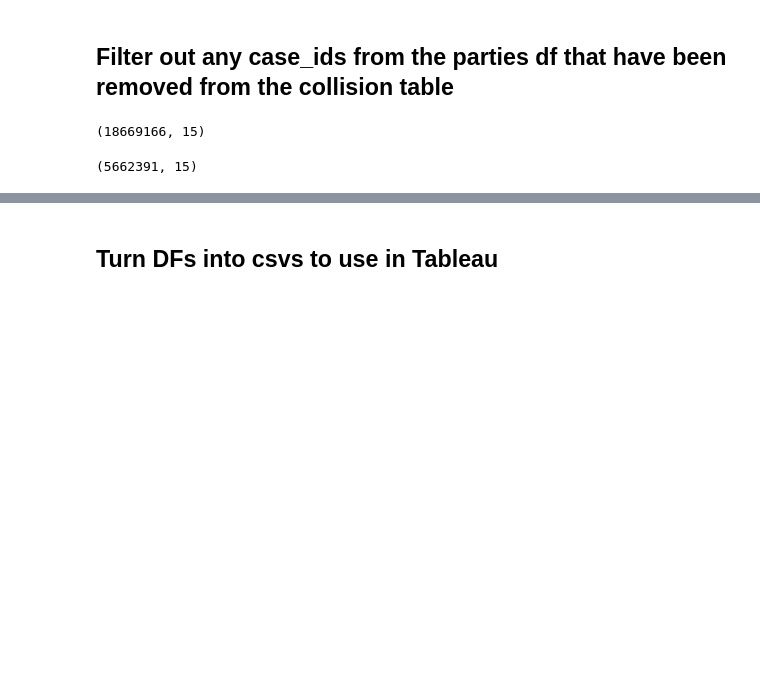
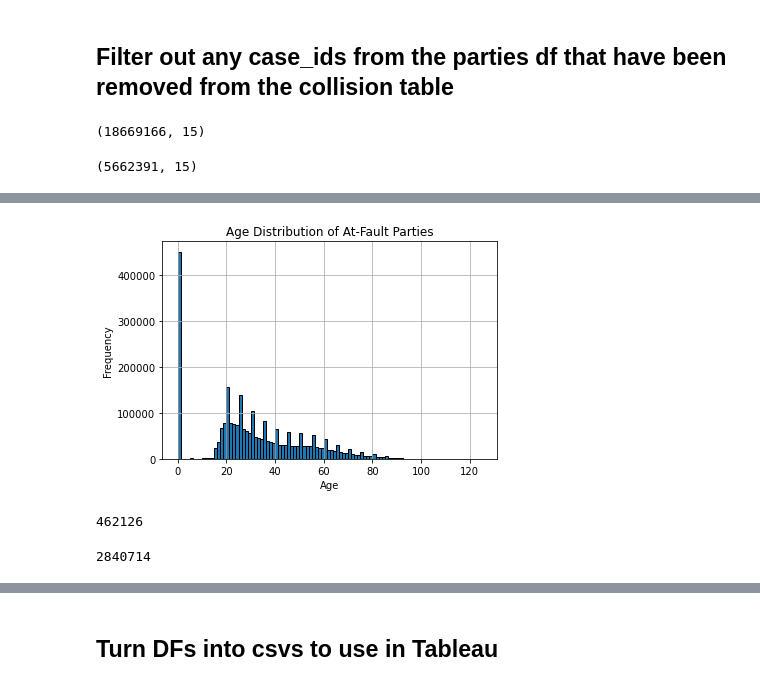
Before and after one commit to KelKi3/LHL-Midterm-Project, a Jupyter notebook: notebooks/collisions_midterm_cleaning.ipynb, the cells around one changed output, grey strips where cells are left out. Saved outputs shown, nothing was run; the diff lists cells and outputs as text; code cells hidden in the pictures; blank space fills up the shorter version.

```diff
--- a/notebooks/collisions_midterm_cleaning.ipynb
+++ b/notebooks/collisions_midterm_cleaning.ipynb
@@ -721,0 +727,15 @@ parties_5.shape
+# %%
+#Check the ages of all the people who were at fault in a collision
+at_fault_ages = parties_5.loc[parties_5['at_fault']==1, 'party_age']
+# %%
+# Create a histogram of at_fault_ages
+plt.hist(at_fault_ages, bins=100, edgecolor='k')  # Adjust the number of bins as needed
+plt.xlabel('Age')
+plt.ylabel('Frequency')
+plt.title('Age Distribution of At-Fault Parties')
+plt.grid(True)
+
+# Show the histogram
+plt.show()
+# %% [output]
+[figure, added]
@@ -721,0 +745,8 @@ parties_5.shape
+# %%
+len(parties_5[parties_5['case_id'].isin(problematic_cases.values)]['case_id'].unique())
+# %% [output]
+462126
+# %%
+len(parties_5['case_id'].unique())
+# %% [output]
+2840714
```
Also changed, not shown: parts of 16 cells of this notebook, 3 other files.
